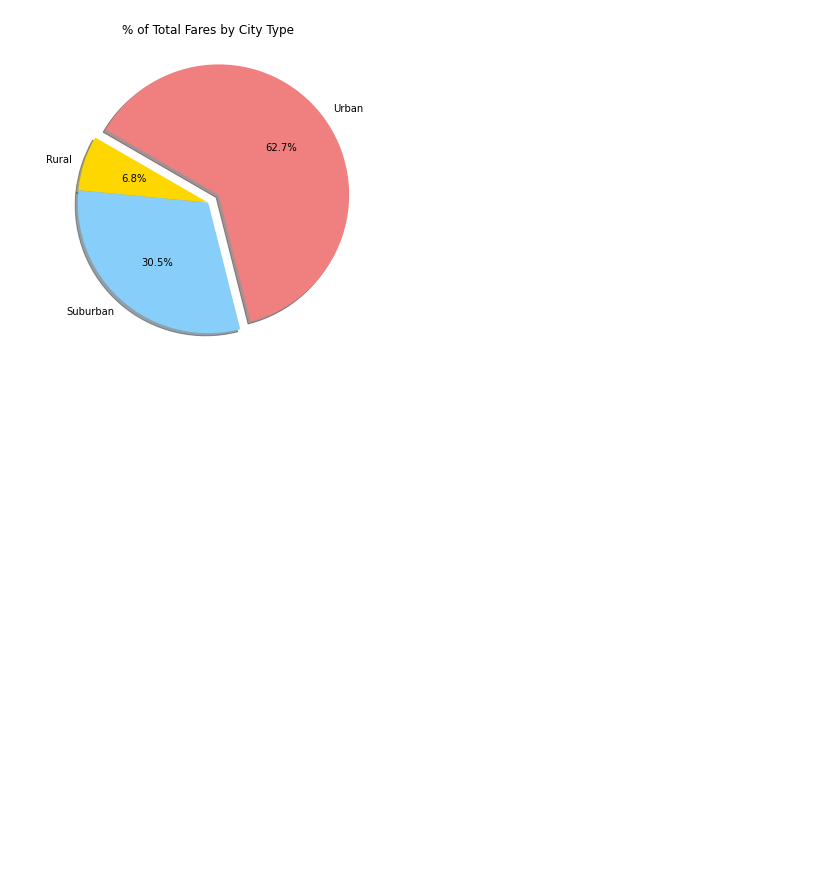
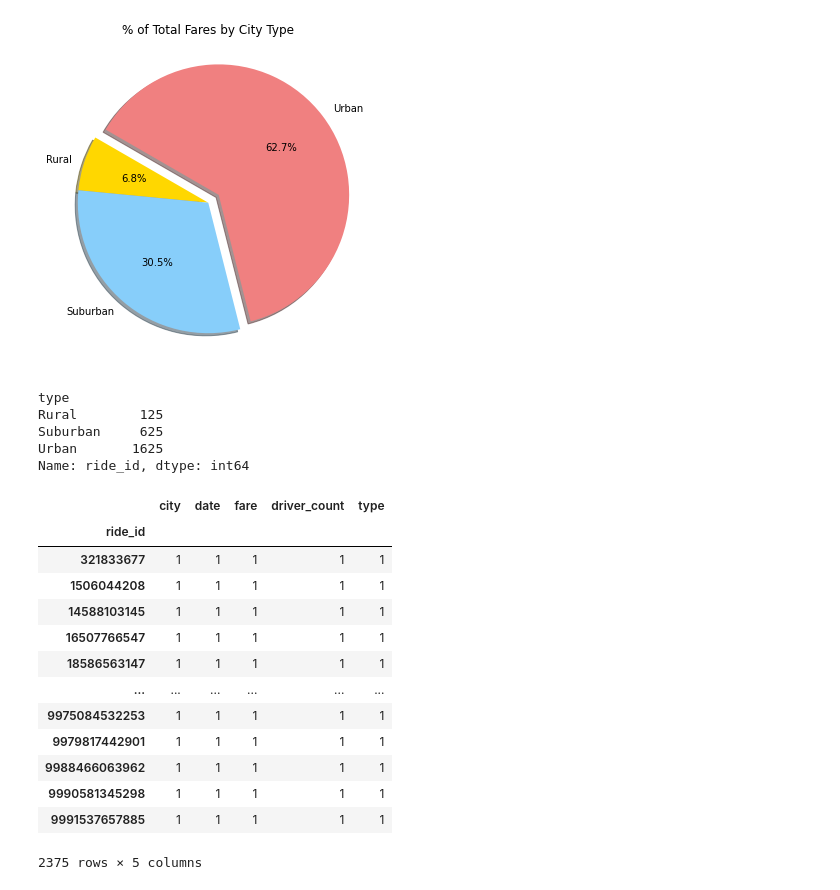
Before and after one commit to ras52017/PyBer_Analysis, a Jupyter notebook: PyBer.ipynb, the cells around one changed output. Saved outputs shown, nothing was run; the diff lists cells and outputs as text; code cells hidden in the pictures; blank space fills up the shorter version.

```diff
--- a/PyBer.ipynb
+++ b/PyBer.ipynb
@@ -773,3 +773,28 @@ plt.savefig("analysis/Fig5.png")
 plt.show()
 # %% [output]
 [figure]
+# %%
+pyber_data_df.groupby(["type"]).count()["ride_id"]
+# %% [output]
+type
+Rural        125
+Suburban     625
+Urban       1625
+Name: ride_id, dtype: int64
+# %%
+pyber_data_df.groupby(["ride_id"]).count()
+# %% [output]
+|  | city | date | fare | driver_count | type |
+| ride_id |  |  |  |  |  |
+| 321833677 | 1 | 1 | 1 | 1 | 1 |
+| 1506044208 | 1 | 1 | 1 | 1 | 1 |
+| 14588103145 | 1 | 1 | 1 | 1 | 1 |
+| 16507766547 | 1 | 1 | 1 | 1 | 1 |
+| 18586563147 | 1 | 1 | 1 | 1 | 1 |
+| ... | ... | ... | ... | ... | ... |
+| 9975084532253 | 1 | 1 | 1 | 1 | 1 |
+| 9979817442901 | 1 | 1 | 1 | 1 | 1 |
+| 9988466063962 | 1 | 1 | 1 | 1 | 1 |
+| 9990581345298 | 1 | 1 | 1 | 1 | 1 |
+| 9991537657885 | 1 | 1 | 1 | 1 | 1 |
+2375 rows × 5 columns
```
Also changed, not shown: parts of 2 cells of this notebook, 1 other file.
